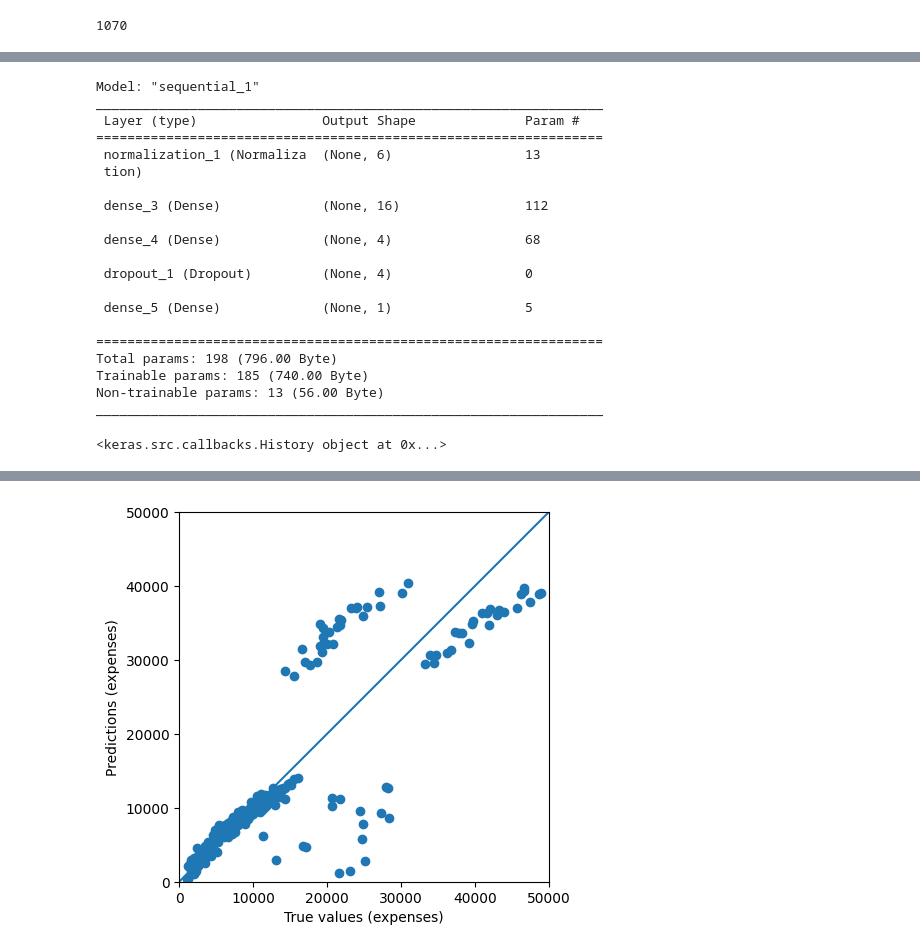
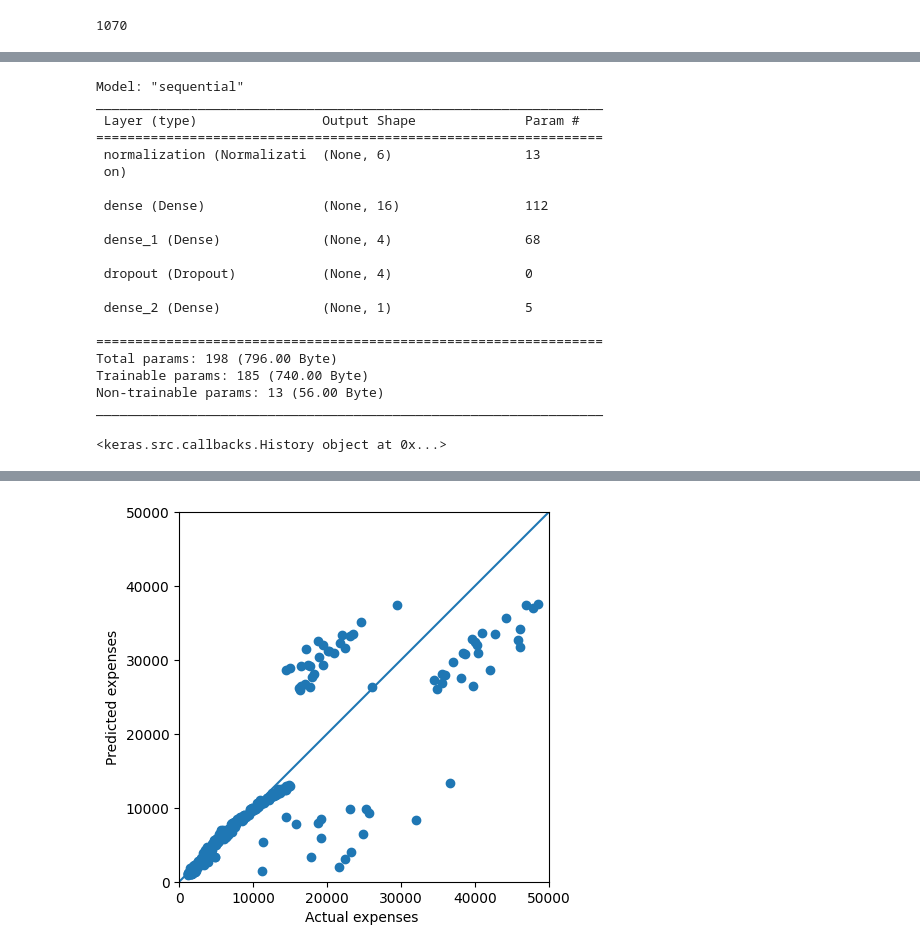
Before and after one commit to sadatrafsanjani/freeCodeCamp, a Jupyter notebook: machine learning with python/Health_Cost_Prediction.ipynb, the cells around one changed output, grey strips where cells are left out. Saved outputs shown, nothing was run; the diff lists cells and outputs as text; code cells hidden in the pictures.

```diff
--- a/machine learning with python/Health_Cost_Prediction.ipynb
+++ b/machine learning with python/Health_Cost_Prediction.ipynb
@@ -94,37 +60,34 @@ Name: expenses, dtype: float64
+# %%
+y_test = X_test.pop("expenses")
 # %%
 normalizer = layers.experimental.preprocessing.Normalization()
-normalizer.adapt(np.array(train_dataset))
+normalizer.adapt(np.array(X_train))
 
-model = keras.Sequential([
-    normalizer,
-    layers.Dense(16),
-    layers.Dense(4),
-    layers.Dropout(.2),
-    layers.Dense(1),
-])
+model = Sequential()
+model.add(normalizer)
+model.add(layers.Dense(16))
+model.add(layers.Dense(4))
+model.add(layers.Dropout(.2))
+model.add(layers.Dense(1))
 # %%
-model.compile(
-    optimizer=tf.optimizers.Adam(learning_rate=0.1),
-    loss='mae',
-    metrics=['mae', 'mse']
-)
+model.compile(optimizer=tf.optimizers.Adam(learning_rate=0.1), loss='mae', metrics=['mae', 'mse'])
 model.build()
 model.summary()
 # %% [output]
-Model: "sequential_1"
+Model: "sequential"
 _________________________________________________________________
  Layer (type)                Output Shape              Param #
 =================================================================
- normalization_1 (Normaliza  (None, 6)                 13
- tion)
+ normalization (Normalizati  (None, 6)                 13
+ on)
 
- dense_3 (Dense)             (None, 16)                112
+ dense (Dense)               (None, 16)                112
 
- dense_4 (Dense)             (None, 4)                 68
+ dense_1 (Dense)             (None, 4)                 68
 
- dropout_1 (Dropout)         (None, 4)                 0
+ dropout (Dropout)           (None, 4)                 0
 
- dense_5 (Dense)             (None, 1)                 5
+ dense_2 (Dense)             (None, 1)                 5
 
 =================================================================
 Total params: 198 (796.00 Byte)
@@ -133,11 +96,11 @@ Non-trainable params: 13 (56.00 Byte)
 _________________________________________________________________
 # %%
 history = model.fit(
-    train_dataset,
-    train_labels,
+    X_train,
+    y_train,
     epochs=100,
     validation_split=0.5,
-    verbose=0, # disable logging
+    verbose=0
 )
 
 print(history)
@@ -146,7 +109,7 @@ print(history)
 # %%
 # RUN THIS CELL TO TEST YOUR MODEL. DO NOT MODIFY CONTENTS.
 # Test model by checking how well the model generalizes using the test set.
-loss, mae, mse = model.evaluate(test_dataset, test_labels, verbose=2)
+loss, mae, mse = model.evaluate(X_test, y_test, verbose=2)
 
 print("Testing set Mean Abs Error: {:5.2f} expenses".format(mae))
 
@@ -156,12 +119,12 @@ else:
   print("The Mean Abs Error must be less than 3500. Keep trying.")
 
 # Plot predictions.
-test_predictions = model.predict(test_dataset).flatten()
+test_predictions = model.predict(X_test).flatten()
 
 a = plt.axes(aspect='equal')
-plt.scatter(test_labels, test_predictions)
-plt.xlabel('True values (expenses)')
-plt.ylabel('Predictions (expenses)')
+plt.scatter(y_test, test_predictions)
+plt.xlabel('Actual expenses ')
+plt.ylabel('Predicted expenses')
 lims = [0, 50000]
 plt.xlim(lims)
 plt.ylim(lims)
@@ -174 +137 @@ The Mean Abs Error must be less than 3500. Keep trying.
-[figure, old version]
+[figure, new version]
```
Also changed, not shown: parts of 10 cells of this notebook, 2 other files.
